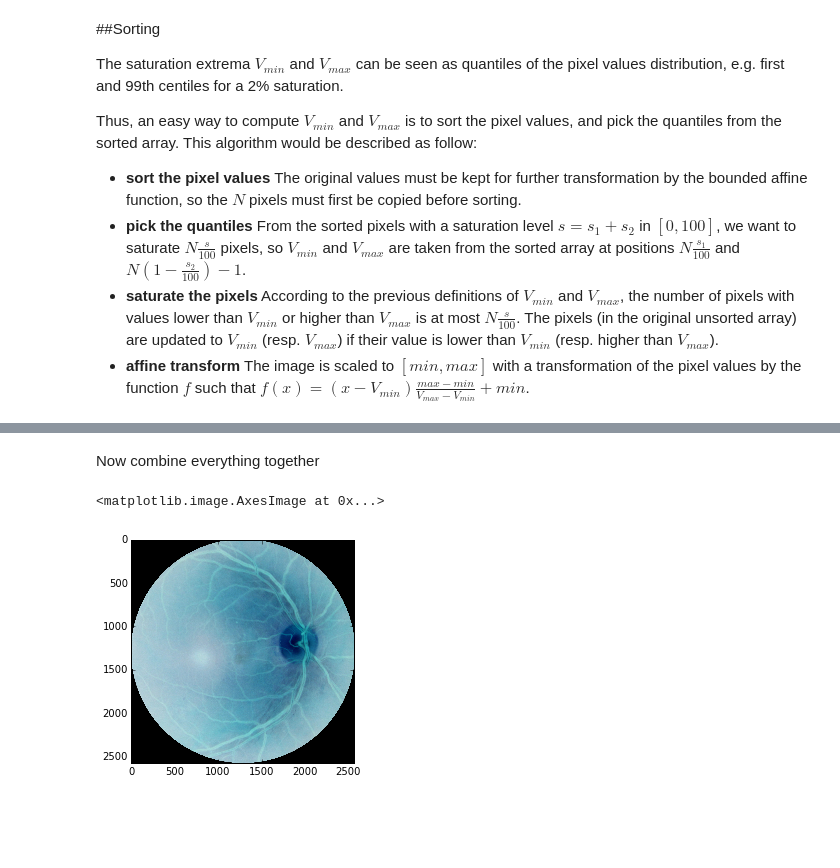
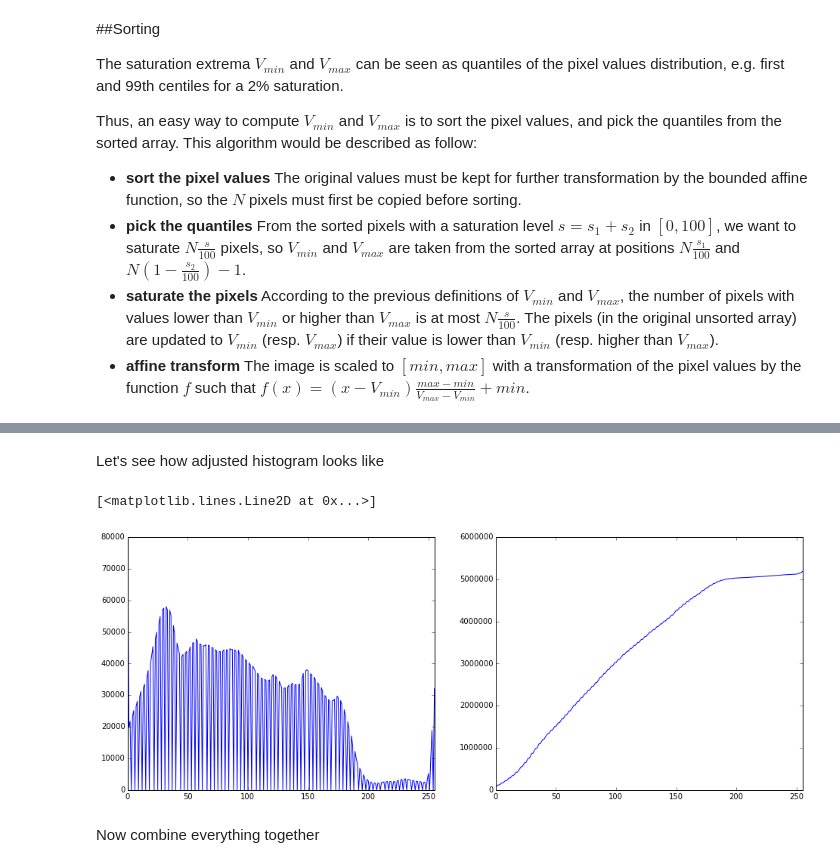
Before and after one commit to fierval/retina, a Jupyter notebook: DiabeticRetinopathy/ColorBalance.ipynb, the cells around one changed output, grey strips where cells are left out. Saved outputs shown, nothing was run; the diff lists cells and outputs as text; code cells hidden in the pictures; blank space fills up the shorter version.

Commit message:
Finally ColorBalance works as expected

```diff
--- a/DiabeticRetinopathy/ColorBalance.ipynb
+++ b/DiabeticRetinopathy/ColorBalance.ipynb
@@ -88,3 +90,19 @@ img_r = np.reshape(img_r, img[:,:,0].shape)
+# %% [markdown]
+Let's see how adjusted histogram looks like
+# %%
+h1, bins = np.histogram(img_r,bins=256,range=(0,255))
+h1[0] -= np.sum(1 - mask) # compensate for the borders
+histo1 = np.cumsum(h1)
+
+f, (ax1, ax2) = plt.subplots(1,2)
+f.set_size_inches((16,6))
+ax1.set_xlim(left=0, right=255)
+ax1.plot(h1)
+ax2.set_xlim(left=0, right=255)
+ax2.plot(histo1)
+# %% [output]
+[<matplotlib.lines.Line2D at 0x...>]
+[figure, added]
 # %% [markdown]
 Now combine everything together
 # %%
@@ -125,7 +134,0 @@ def colorbalance(img,s1, s2):
-# %%
-img1 = colorbalance(img, 1, 1)
-
-plt.imshow(img1)
-# %% [output]
-<matplotlib.image.AxesImage at 0x...>
-[figure, removed]
```
Also changed, not shown: parts of 19 cells of this notebook, 1 other file.
